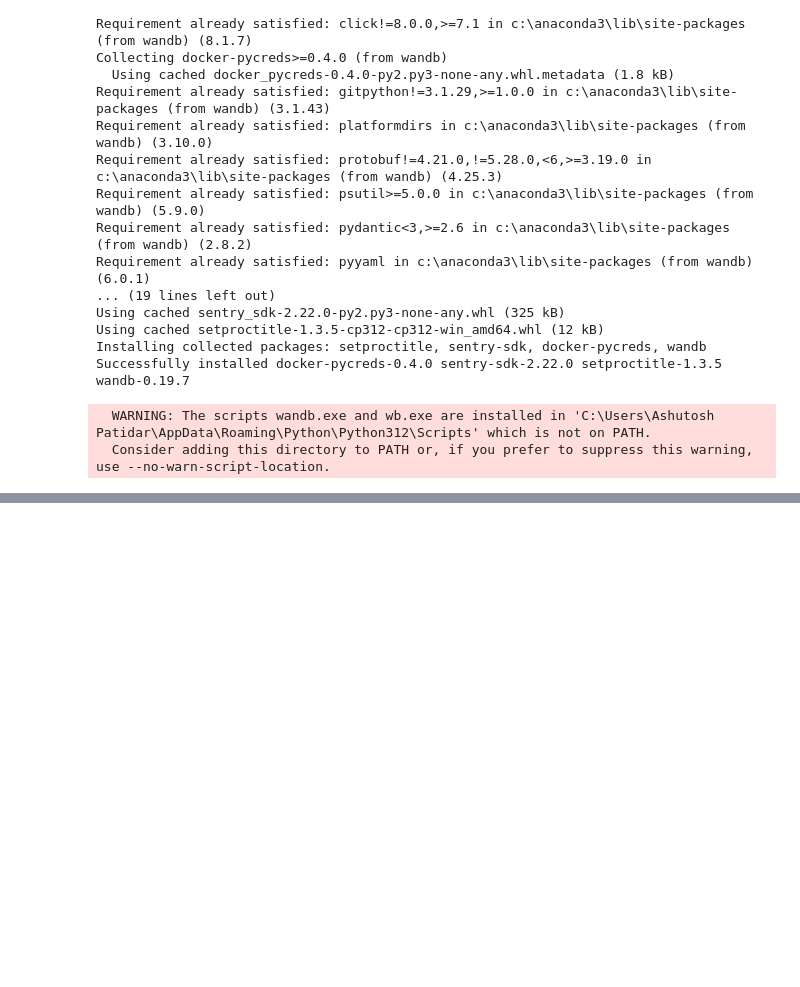
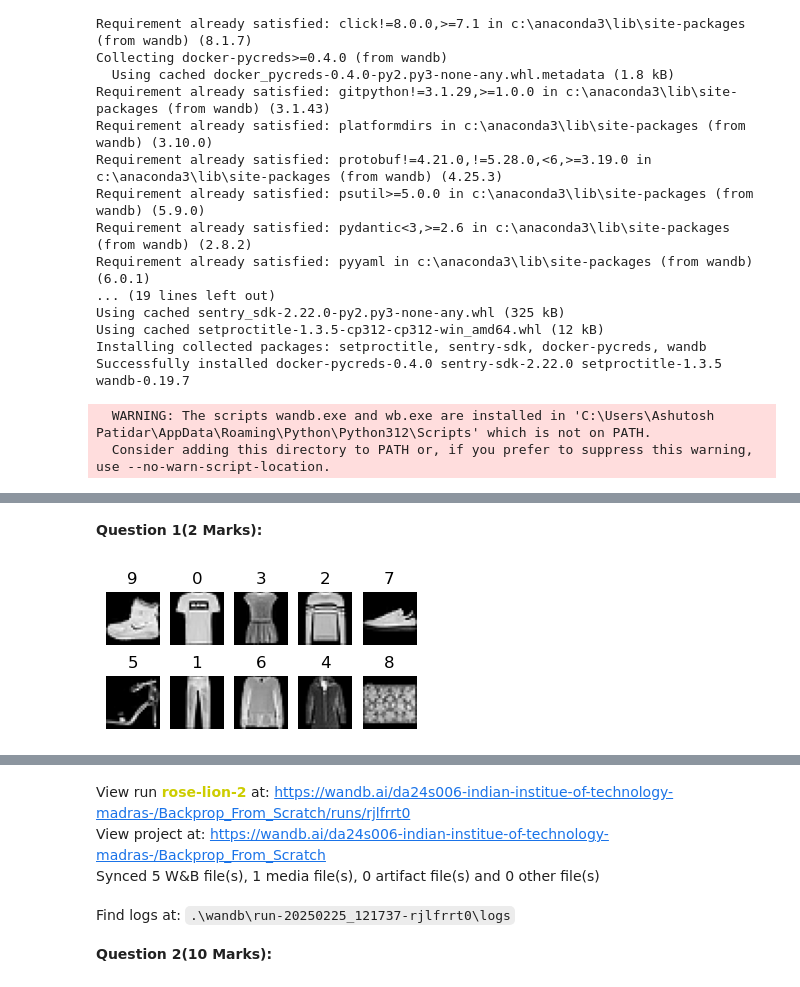
Before and after one commit to asu2304/DA6401-Introduction-to-Deep-Learning-Assignment_1, a Jupyter notebook: tentative_code.ipynb, the cells around one changed output, grey strips where cells are left out. Drawn from its saved outputs; the diff is of its cells as text; code cells hidden in the pictures; blank space fills up the shorter version.

Commit message:
question 2 progress

```diff
--- a/tentative_code.ipynb
+++ b/tentative_code.ipynb
@@ -47 +36,36 @@ View run at https://wandb.ai/da24s006-indian-institue-of-technology-madras-/Back
 <wandb.sdk.wandb_run.Run at 0x...>
+# %%
+import matplotlib.pyplot as plt
+from keras.datasets import fashion_mnist
+(train_images, train_labels), (test_images, test_labels) = fashion_mnist.load_data()
+# %% [markdown]
+**Question 1(2 Marks):**
+# %%
+plotted, plot_no = [], 1
+plt.figure(figsize=(4, 2))
+
+# Initialize W&B run
+wandb.init(project="backprop-from-scratch", name="plot_unique_labels")
+for index, label in enumerate(train_labels):
+
+    if len(plotted) == len(set(train_labels)):
+        break
+
+    if label not in plotted:
+        plt.subplot(2, 5, plot_no)
+        plt.imshow(train_images[index], cmap='grey')
+        plotted.append(label)
+        plt.title(f'{label}')
+        plt.axis("off")
+        plot_no += 1
+
+# getting the final figure
+fig = plt.gcf()
+
+#loggint the figure of wandb
+wandb.log({"unique_labels_plot": wandb.Image(fig)})
+
+plt.show()
+wandb.finish()
+# %% [output]
+[figure, added]
@@ -47,0 +73,6 @@ View run at https://wandb.ai/da24s006-indian-institue-of-technology-madras-/Back
+View run rose-lion-2 at: https://wandb.ai/da24s006-indian-institue-of-technology-madras-/Backprop_From_Scratch/runs/rjlfrrt0
+View project at: https://wandb.ai/da24s006-indian-institue-of-technology-madras-/Backprop_From_Scratch
+Synced 5 W&B file(s), 1 media file(s), 0 artifact file(s) and 0 other file(s)
+Find logs at: .\wandb\run-20250225_121737-rjlfrrt0\logs
+# %% [markdown]
+**Question 2(10 Marks):**
```
Also changed, not shown: parts of 4 cells of this notebook, 27 other files.
